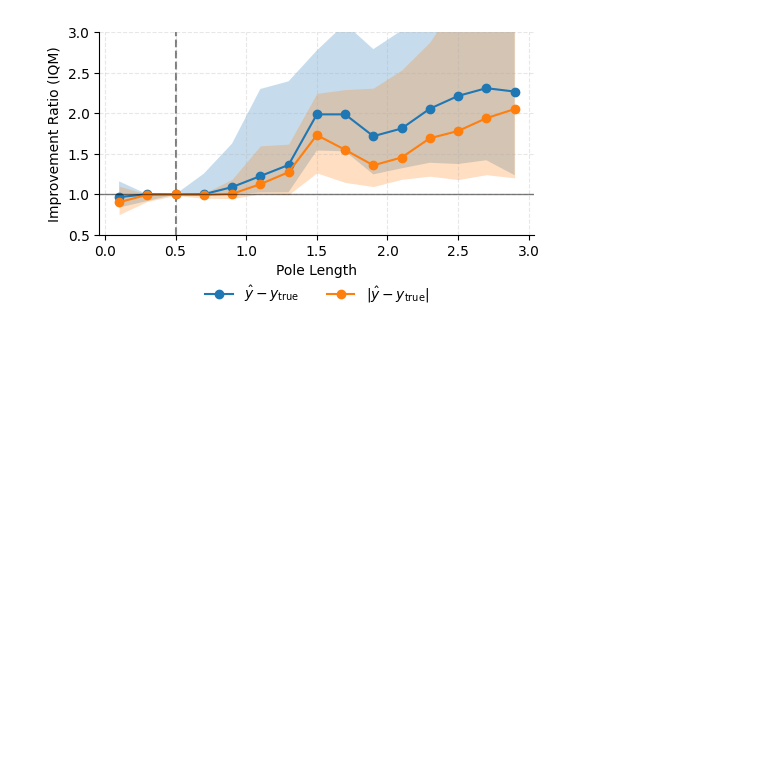
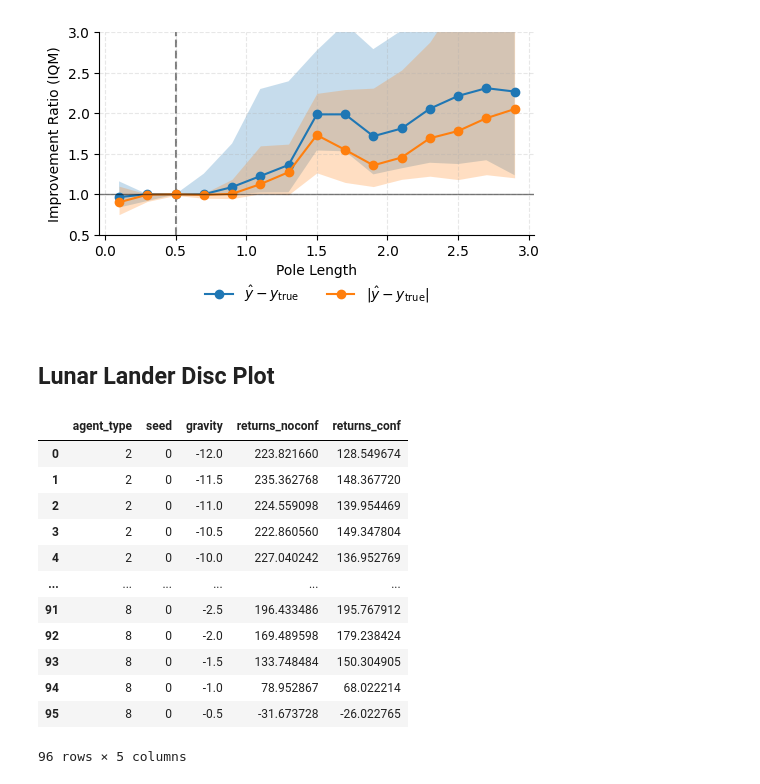
Before and after one commit to foty-hub/msc_thesis, a Jupyter notebook: notebooks/cartpole/final_plots.ipynb, the cells around one changed output. Cells and saved outputs as stored; diff of their text form; code cells hidden in the pictures; blank space fills up the shorter version.

```diff
--- a/notebooks/cartpole/final_plots.ipynb
+++ b/notebooks/cartpole/final_plots.ipynb
@@ -83,6 +83,12 @@ CFG = cartpole_info
 # %%
 from functools import cache
 
+def maybe_get_value(run, key, i):
+    try:
+        returns = run[key][i]
+    except KeyError:
+        returns = None
+    return returns
 
 @cache
 def load_data(fp: str, param: str = "length"):
@@ -98,12 +104,9 @@ def load_data(fp: str, param: str = "length"):
         for run in results:
             length = run[param]
             for i in range(250):
-                returns_conf = run["returns_conf"][i]
-                returns_ccnn = run["returns_ccnn"][i]
-                try:
-                    returns_noconf = run["returns_noconf"][i]
-                except KeyError:
-                    returns_noconf = None
+                returns_conf = maybe_get_value(run, 'returns_conf', i)
+                returns_ccnn = maybe_get_value(run, 'returns_ccnn', i)
+                returns_noconf = maybe_get_value(run, 'returns_noconf', i)
                 run_info = {
                     "seed": seed,
                     "run": i,
@@ -847,3 +848,5 @@ plot_improvement_curve(
 $\hat{y} - y_\text{true}$ Mean Improvement: 1.599x (1.189x - 2.550x)
 $|\hat{y} - y_\text{true}|$ Mean Improvement: 1.389x (1.072x - 2.146x)
 [figure]
+# %% [markdown]
+## Lunar Lander Disc Plot
@@ -849,0 +863,16 @@ $|\hat{y} - y_\text{true}|$ Mean Improvement: 1.389x (1.072x - 2.146x)
+# %%
+ll_scale_df
+# %% [output]
+|  | agent_type | seed | gravity | returns_noconf | returns_conf |
+| 0 | 2 | 0 | -12.0 | 223.821660 | 128.549674 |
+| 1 | 2 | 0 | -11.5 | 235.362768 | 148.367720 |
+| 2 | 2 | 0 | -11.0 | 224.559098 | 139.954469 |
+| 3 | 2 | 0 | -10.5 | 222.860560 | 149.347804 |
+| 4 | 2 | 0 | -10.0 | 227.040242 | 136.952769 |
+| ... | ... | ... | ... | ... | ... |
+| 91 | 8 | 0 | -2.5 | 196.433486 | 195.767912 |
+| 92 | 8 | 0 | -2.0 | 169.489598 | 179.238424 |
+| 93 | 8 | 0 | -1.5 | 133.748484 | 150.304905 |
+| 94 | 8 | 0 | -1.0 | 78.952867 | 68.022214 |
+| 95 | 8 | 0 | -0.5 | -31.673728 | -26.022765 |
+96 rows × 5 columns
```
Also changed, not shown: parts of 6 cells of this notebook, 8 other files.
